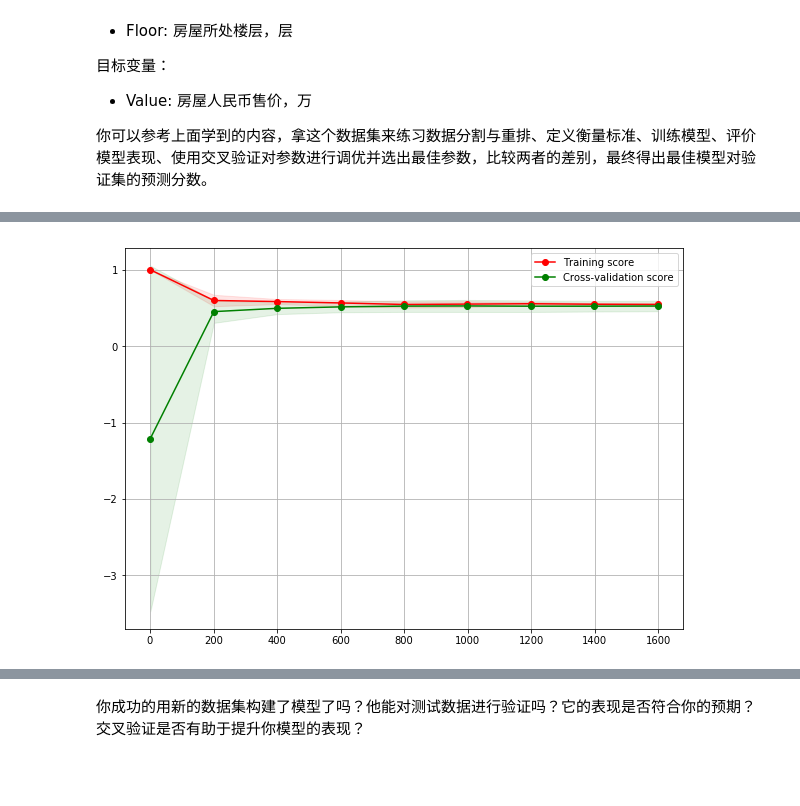
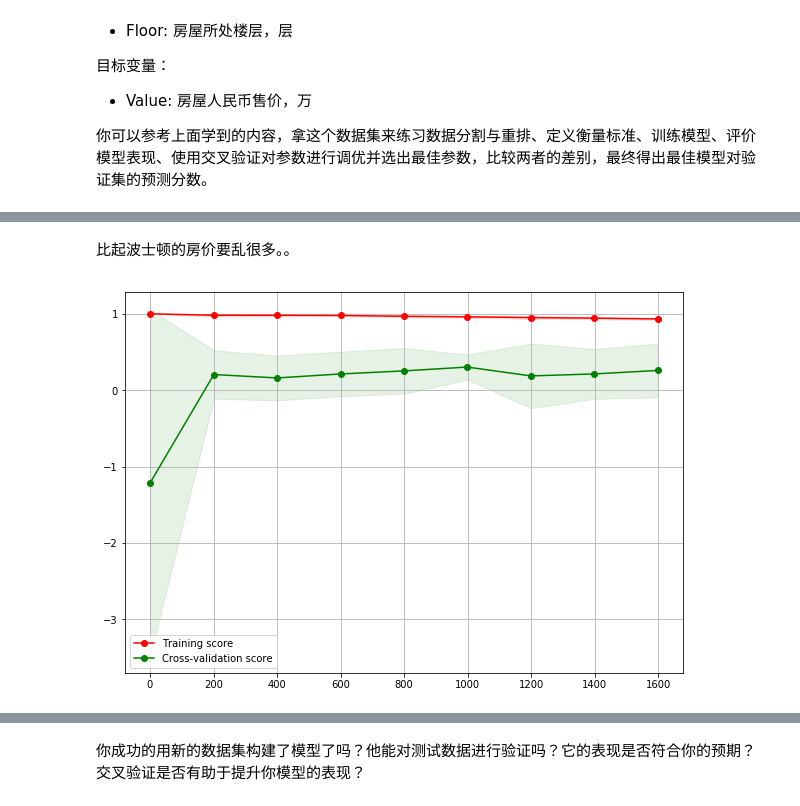
Before and after one commit to KIDJourney/machine-learning, a Jupyter notebook: projects/boston_housing/boston_housing.ipynb, the cells around one changed output, grey strips where cells are left out. Cells and saved outputs as stored; diff of their text form; code cells hidden in the pictures; blank space fills up the shorter version.

```diff
--- a/projects/boston_housing/boston_housing.ipynb
+++ b/projects/boston_housing/boston_housing.ipynb
@@ -411,6 +454,6 @@ from sklearn.neighbors import KNeighborsRegressor
 # load data
 bj_data = pd.read_csv('bj_housing.csv')
 bj_price = bj_data['Value']
-bj_features = bj_data.drop(['Value','Year'], axis=1)
+bj_features = bj_data.drop(['Value'], axis=1)
 # %%
 # show data static
@@ -428,3 +484,8 @@ Name: Value, dtype: float64
+# %% [markdown]
+比起波士顿的房价要乱很多。。
+# %%
+# feature selection
+bj_features = bj_features[['Area','Year']]
 # %%
 train_X, test_X, train_Y, test_y = train_test_split(bj_features, bj_price, train_size=0.2, random_state=2333)
 
@@ -490,8 +549,8 @@ def grid_search(model, param, X, y):
 # %%
 # simple LR learn score
-simple_LR = show_model_learn_graph(train_X, train_Y, LinearRegression())
+simple_LR = show_model_learn_graph(train_X, train_Y, DecisionTreeRegressor())
 # %% [output]
-[figure, old version]
+[figure, new version]
 # %%
 # cv train
 cv = ShuffleSplit(train_X.shape[0], n_iter = 10, test_size = 0.20, random_state = 0)
```
Also changed, not shown: parts of 18 cells of this notebook, 1 other file.
